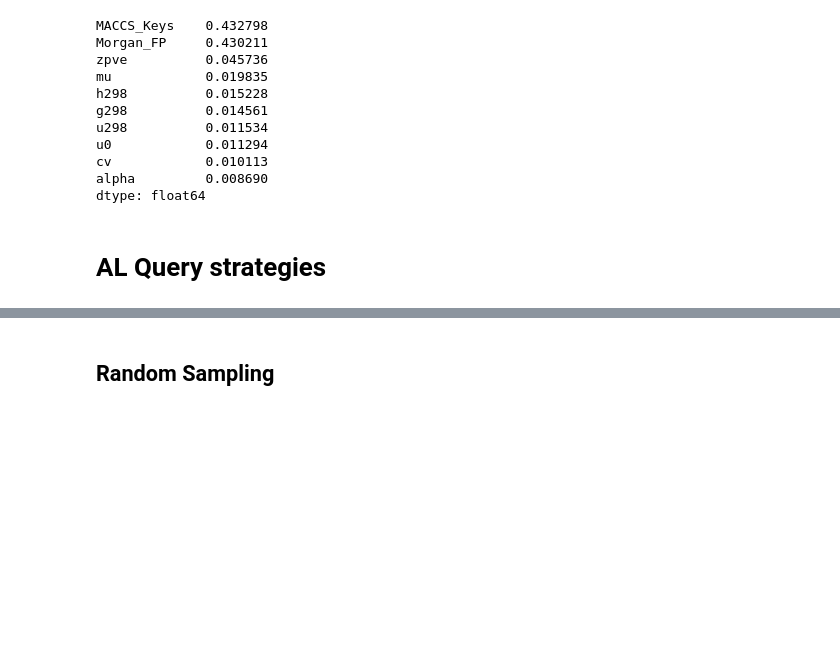
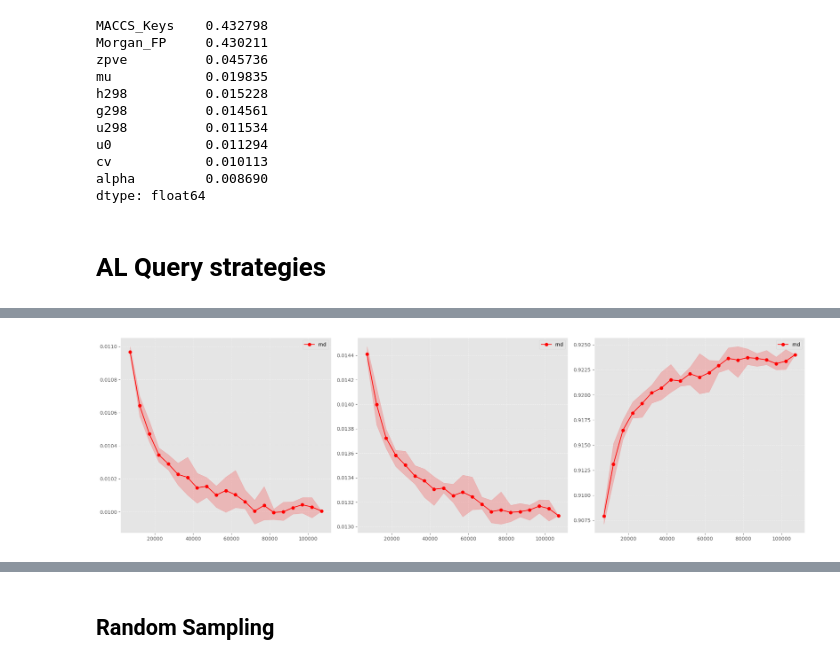
Before and after one commit to minhnghian03/property-prediction-al, a Jupyter notebook: ml/qm9_ml.ipynb, the cells around one changed output, grey strips where cells are left out. Drawn from its saved outputs; the diff is of its cells as text; code cells hidden in the pictures; blank space fills up the shorter version.

```diff
--- a/ml/qm9_ml.ipynb
+++ b/ml/qm9_ml.ipynb
@@ -1016,0 +1861,40 @@ plot_al_metrics(results)
+# %%
+fig, axes = plt.subplots(1, 3, figsize=(20, 6))
+
+metrics = [
+    ('mae_test', 'MAE (Eh)'),
+    # ('mse_test', 'MSE (Eh²)'),
+    ('rmse_test', 'RMSE (Eh)'),
+    ('r2_test', 'R²'),
+]
+
+for ax, (key, label) in zip(axes, metrics):
+    # ax.plot(kr_unc['n_labeled'], kr_unc[key], marker='o', color='blue', label='unc')
+    # ax.fill_between(
+    #     kr_unc['n_labeled'],
+    #     kr_unc[f'min_{key}'],
+    #     kr_unc[f'max_{key}'],
+    #     alpha=0.2, color='blue',
+    # )
+    ax.plot(kr_rnd['n_labeled'], kr_rnd[key], marker='o', color='red', label='rnd')
+    ax.fill_between(
+        kr_rnd['n_labeled'],
+        kr_rnd[f'min_{key}'],
+        kr_rnd[f'max_{key}'],
+        alpha=0.2, color='red',
+    )
+    # ax.plot(kr_div['n_labeled'], kr_div[key], marker='o', color='green', label='div')
+    # ax.fill_between(
+    #     kr_div['n_labeled'],
+    #     kr_div[f'min_{key}'],
+    #     kr_div[f'max_{key}'],
+    #     alpha=0.2, color='green',
+    # )
+    # ax.set(xlabel='Labeled samples', ylabel=label, title=f'{label} — committee spread')
+    ax.legend()
+    ax.grid(True, linestyle='--', alpha=0.5)
+
+plt.tight_layout()
+plt.show()
+# %% [output]
+[figure, added]
```
Also changed, not shown: parts of 54 cells of this notebook, 13 other files.
